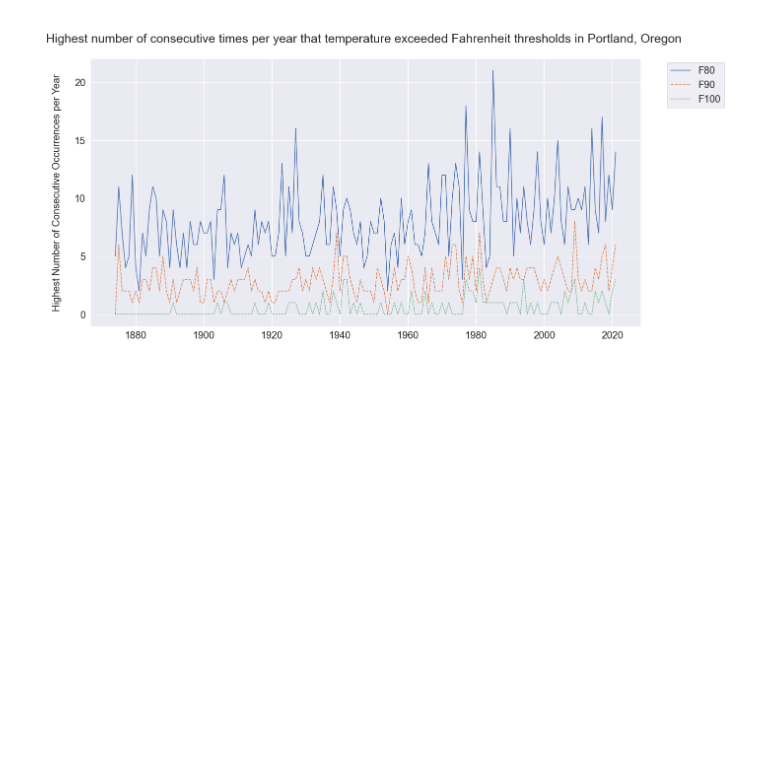
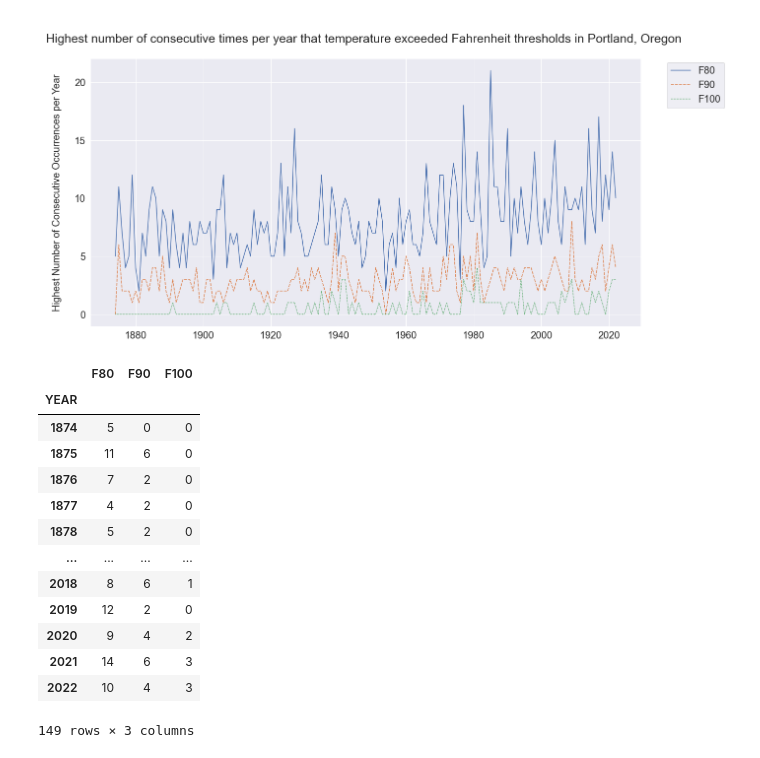
Before and after one commit to wpbSabi/weather, a Jupyter notebook: consecutive days of heat.ipynb, the cells around one changed output. Drawn from its saved outputs; the diff is of its cells as text; code cells hidden in the pictures; blank space fills up the shorter version.

Commit message:
added +1 to range in consecutive days function

```diff
--- a/consecutive days of heat.ipynb
+++ b/consecutive days of heat.ipynb
@@ -136,7 +144,7 @@ def consecutive_F80():
     """
     consecutive_days = []
     years = []
-    for year in range(dfl['YEAR'].min(), dfl['YEAR'].max()):
+    for year in range(dfl['YEAR'].min(), dfl['YEAR'].max()+1):
         if sum(dfl[dfl['YEAR']==year]['F80'])==0:
             consecutive_days.append(0)
             years.append(year)
@@ -153,7 +161,7 @@ def consecutive_F90():
     """
     consecutive_days = []
     years = []
-    for year in range(dfl['YEAR'].min(), dfl['YEAR'].max()):
+    for year in range(dfl['YEAR'].min(), dfl['YEAR'].max()+1):
         if sum(dfl[dfl['YEAR']==year]['F90'])==0:
             consecutive_days.append(0)
             years.append(year)
@@ -170,7 +178,7 @@ def consecutive_F100():
     """
     consecutive_days = []
     years = []
-    for year in range(dfl['YEAR'].min(), dfl['YEAR'].max()):
+    for year in range(dfl['YEAR'].min(), dfl['YEAR'].max()+1):
         if sum(dfl[dfl['YEAR']==year]['F100'])==0:
             consecutive_days.append(0)
             years.append(year)
@@ -198,3 +206,20 @@ legend = p2.get_legend()
 legend.set_bbox_to_anchor((1.1, .9))
 # %% [output]
 [figure]
+# %%
+consecp
+# %% [output]
+|  | F80 | F90 | F100 |
+| YEAR |  |  |  |
+| 1874 | 5 | 0 | 0 |
+| 1875 | 11 | 6 | 0 |
+| 1876 | 7 | 2 | 0 |
+| 1877 | 4 | 2 | 0 |
+| 1878 | 5 | 2 | 0 |
+| ... | ... | ... | ... |
+| 2018 | 8 | 6 | 1 |
+| 2019 | 12 | 2 | 0 |
+| 2020 | 9 | 4 | 2 |
+| 2021 | 14 | 6 | 3 |
+| 2022 | 10 | 4 | 3 |
+149 rows × 3 columns
```
Also changed, not shown: parts of 3 cells of this notebook, 3 other files.
